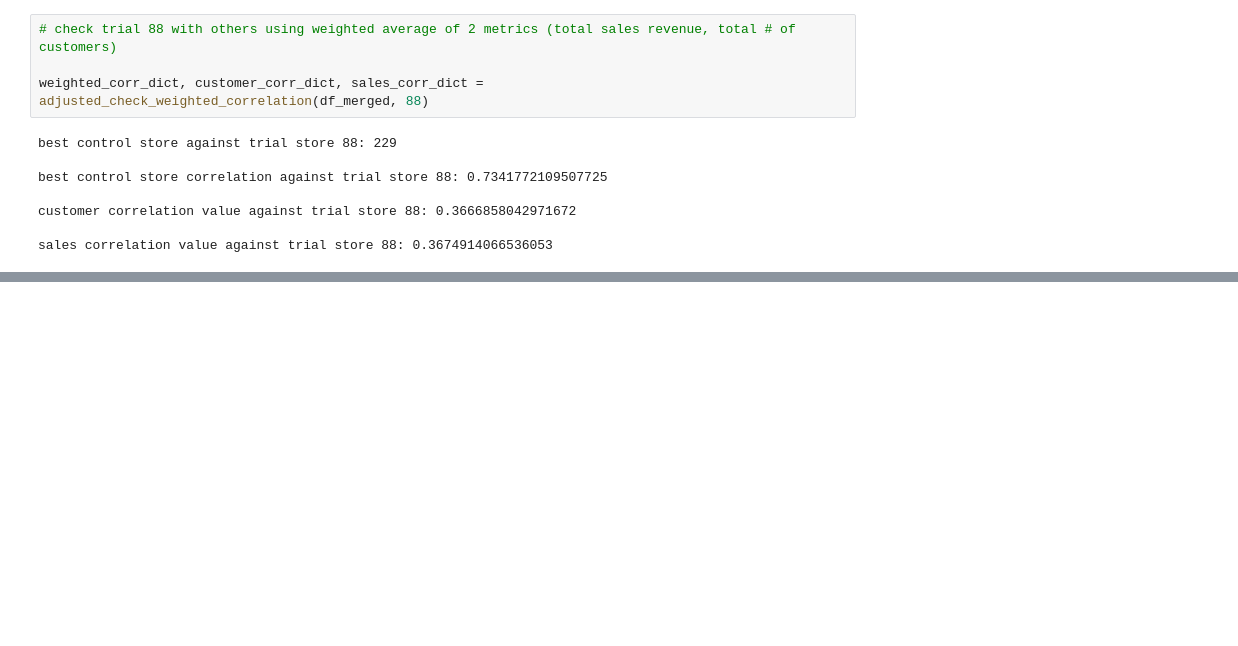
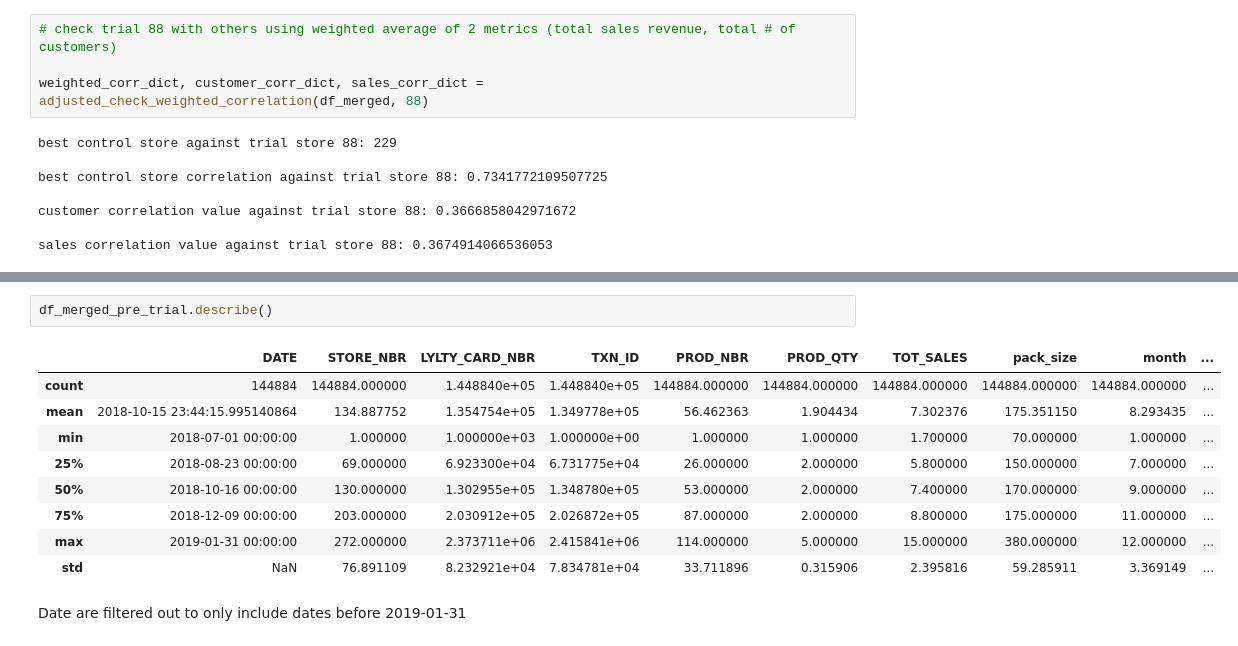
Before and after one commit to pandaueno0156/Exploratory_Data_Analysis_ChipCompany, a Jupyter notebook: customer_analytics.ipynb, the cells around one changed output, grey strips where cells are left out. Drawn from its saved outputs; the diff is of its cells as text; blank space fills up the shorter version.

```diff
--- a/customer_analytics.ipynb
+++ b/customer_analytics.ipynb
@@ -670,0 +714,14 @@ sales correlation value against trial store 88: 0.3674914066536053
+# %%
+df_merged_pre_trial.describe()
+# %% [output]
+|  | DATE | STORE_NBR | LYLTY_CARD_NBR | TXN_ID | PROD_NBR | PROD_QTY | TOT_SALES | pack_size | month | ... |
+| count | 144884 | 144884.000000 | 1.448840e+05 | 1.448840e+05 | 144884.000000 | 144884.000000 | 144884.000000 | 144884.000000 | 144884.000000 | ... |
+| mean | 2018-10-15 23:44:15.995140864 | 134.887752 | 1.354754e+05 | 1.349778e+05 | 56.462363 | 1.904434 | 7.302376 | 175.351150 | 8.293435 | ... |
+| min | 2018-07-01 00:00:00 | 1.000000 | 1.000000e+03 | 1.000000e+00 | 1.000000 | 1.000000 | 1.700000 | 70.000000 | 1.000000 | ... |
+| 25% | 2018-08-23 00:00:00 | 69.000000 | 6.923300e+04 | 6.731775e+04 | 26.000000 | 2.000000 | 5.800000 | 150.000000 | 7.000000 | ... |
+| 50% | 2018-10-16 00:00:00 | 130.000000 | 1.302955e+05 | 1.348780e+05 | 53.000000 | 2.000000 | 7.400000 | 170.000000 | 9.000000 | ... |
+| 75% | 2018-12-09 00:00:00 | 203.000000 | 2.030912e+05 | 2.026872e+05 | 87.000000 | 2.000000 | 8.800000 | 175.000000 | 11.000000 | ... |
+| max | 2019-01-31 00:00:00 | 272.000000 | 2.373711e+06 | 2.415841e+06 | 114.000000 | 5.000000 | 15.000000 | 380.000000 | 12.000000 | ... |
+| std | NaN | 76.891109 | 8.232921e+04 | 7.834781e+04 | 33.711896 | 0.315906 | 2.395816 | 59.285911 | 3.369149 | ... |
+# %% [markdown]
+Date are filtered out to only include dates before 2019-01-31
```
Also changed, not shown: parts of 15 cells of this notebook.
